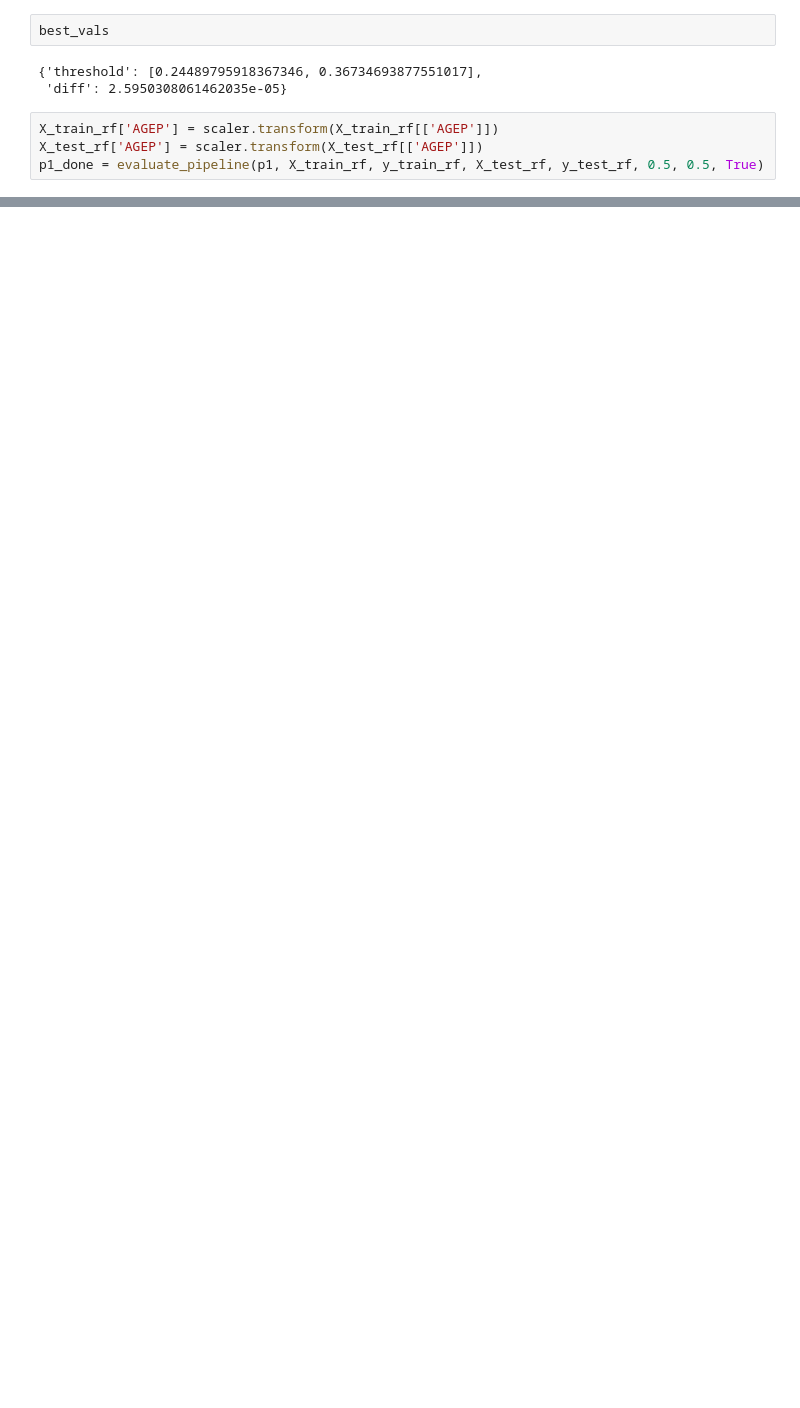
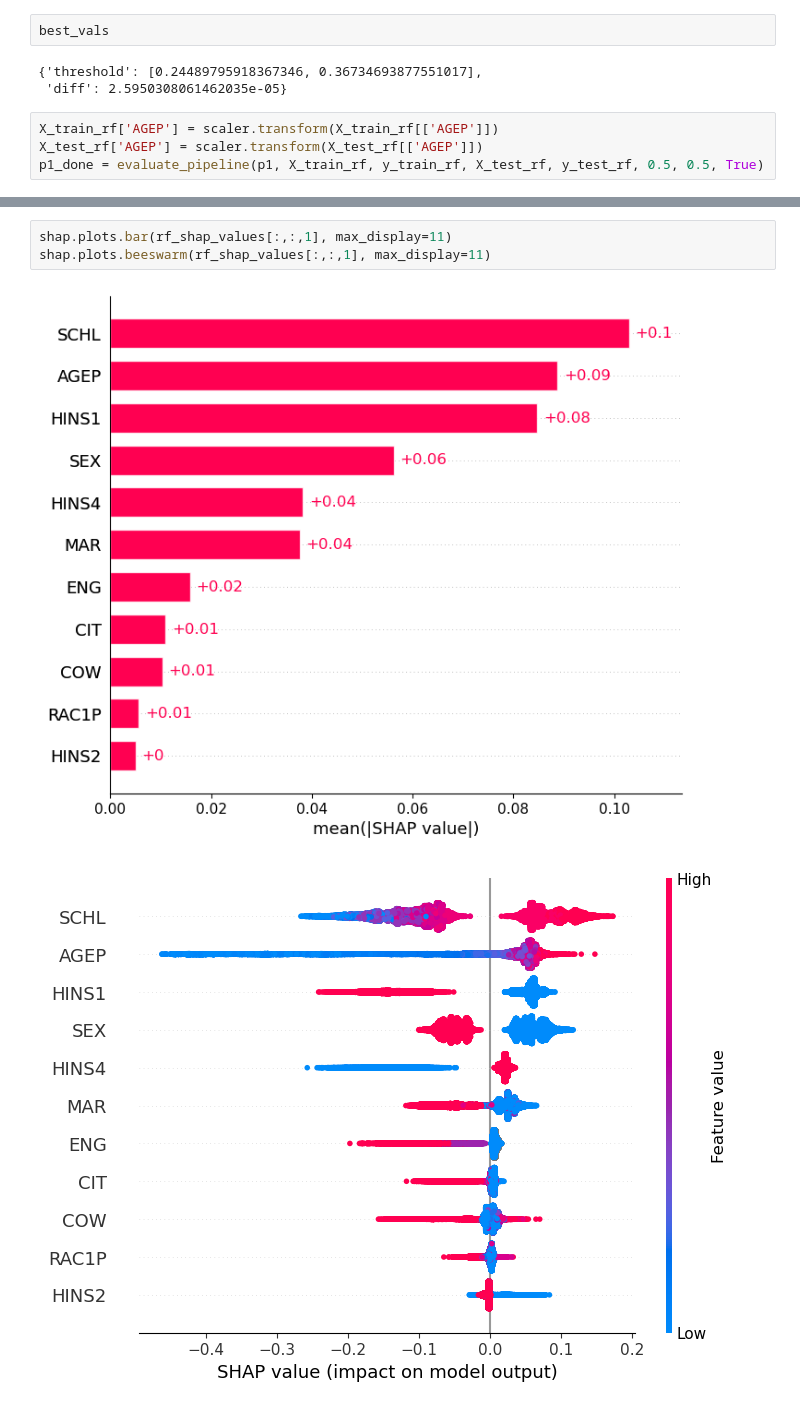
Before and after one commit to Steinar-Slette/AF_mandatory, a Jupyter notebook: notebooks/equalized_outcomes.ipynb, the cells around one changed output, grey strips where cells are left out. Cells and saved outputs as stored; diff of their text form; blank space fills up the shorter version.

```diff
--- a/notebooks/equalized_outcomes.ipynb
+++ b/notebooks/equalized_outcomes.ipynb
@@ -405,0 +500,6 @@ best_vals
+# %%
+shap.plots.bar(rf_shap_values[:,:,1], max_display=11)
+shap.plots.beeswarm(rf_shap_values[:,:,1], max_display=11)
+# %% [output]
+[figure, added]
+[figure, added]
```
Also changed, not shown: parts of 25 cells of this notebook.
